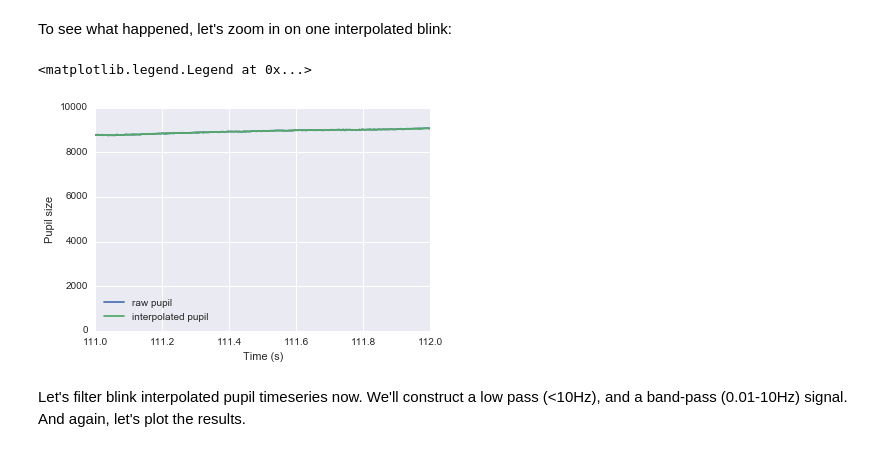
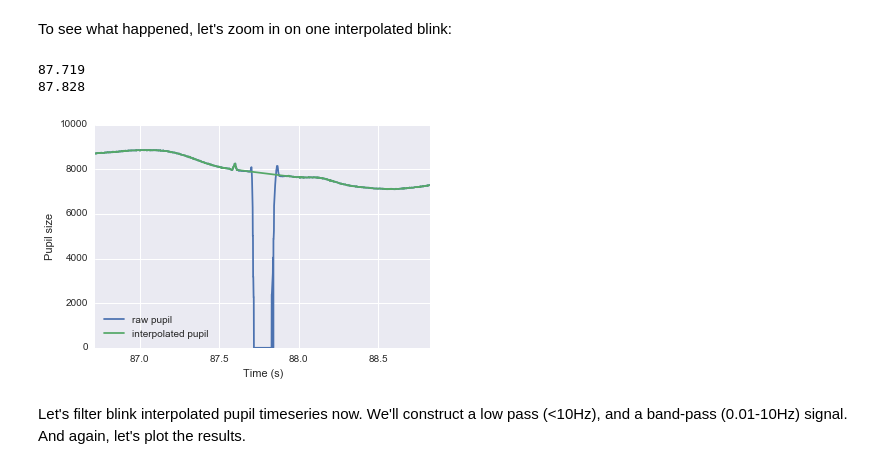
Before and after one commit to DonnerLab/Tutorials, a Jupyter notebook: pupil_preprocess_python.ipynb, the cells around one changed output. Drawn from its saved outputs; the diff is of its cells as text; code cells hidden in the pictures.

```diff
--- a/pupil_preprocess_python.ipynb
+++ b/pupil_preprocess_python.ipynb
@@ -14,7 +14,7 @@ Let's load some raw pupil data.
 
 EyeSignalOperator expects an inputObject that is a dictionary with keys "timepoints", "gazeXY", "pupil" and the corresponding timeseries as values. Additionally, we can (but don't have to) pass a dictionary called "eyelink_blink_data" and "eyelink_sac_data".
 # %%
-sample_rate = 1000
+sample_rate = 1000.0
 eye_dict = pd.read_csv('data/eye_dict.csv')
 blink_dict = pd.read_csv('data/blink_dict.csv')
 sac_dict = pd.read_csv('data/sac_dict.csv')
@@ -61,14 +61,18 @@ To see what happened, let's zoom in on one interpolated blink:
 # %%
 plot(x, pupil, label='raw pupil')
 plot(x, pupil_interpolated, label='interpolated pupil')
-xlim((blink_starts[9] - 500) / sample_rate,
-     (blink_ends[9] + 500) / sample_rate)
+xlim((blink_starts[7] - 1000) / sample_rate,
+     (blink_ends[7] + 1000) / sample_rate)
 xlabel('Time (s)')
 ylabel('Pupil size')
 legend(loc=3)
+
+print blink_starts[7] / sample_rate
+print blink_ends[7] / sample_rate
 # %% [output]
-<matplotlib.legend.Legend at 0x...>
+87.719
+87.828
-[figure, old version]
+[figure, new version]
 # %% [markdown]
 Let's filter blink interpolated pupil timeseries now. We'll construct a low pass (<10Hz), and a band-pass (0.01-10Hz) signal. And again, let's plot the results.
 # %%
```
Also changed, not shown: parts of 4 cells of this notebook.
